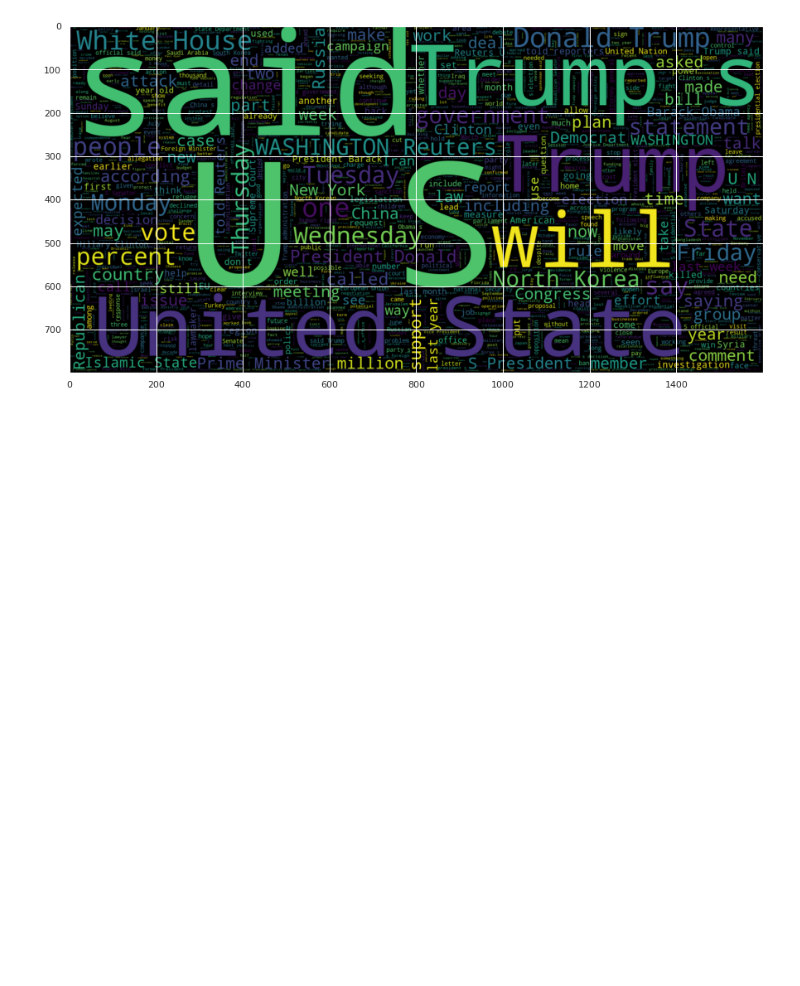
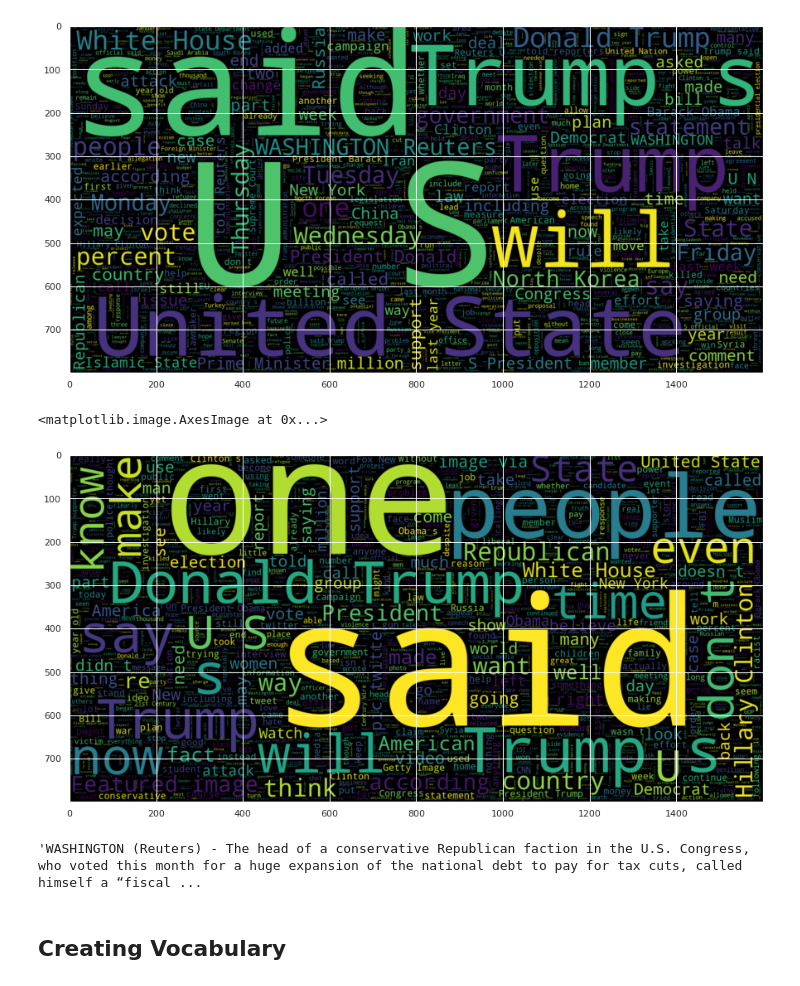
Before and after one commit to INCREDIBLE-AURNOB/Fake-and-Read-news-classification-, a Jupyter notebook: Fake and Real news classifier with deep learing.ipynb, the cells around one changed output. Cells and saved outputs as stored; diff of their text form; code cells hidden in the pictures; blank space fills up the shorter version.

```diff
--- a/Fake and Real news classifier with deep learing.ipynb
+++ b/Fake and Real news classifier with deep learing.ipynb
@@ -209,3 +209,17 @@ plt.imshow(wc,interpolation='bilinear')
 # %% [output]
 <matplotlib.image.AxesImage at 0x...>
 [figure]
+# %%
+plt.figure(figsize=(15,15))
+wc=WordCloud(max_words=2000,width=1600,height=800,
+             stopwords=STOPWORDS).generate(" ".join(raw_df[raw_df.category==0].text))
+plt.imshow(wc,interpolation='bilinear')
+# %% [output]
+<matplotlib.image.AxesImage at 0x...>
+[figure, added]
+# %%
+raw_df['text'].values[0]
+# %% [output]
+'WASHINGTON (Reuters) - The head of a conservative Republican faction in the U.S. Congress, who voted this month for a huge expansion of the national debt to pay for tax cuts, called himself a “fiscal ...
+# %% [markdown]
+## Creating Vocabulary
```
Also changed, not shown: parts of 11 cells of this notebook.
